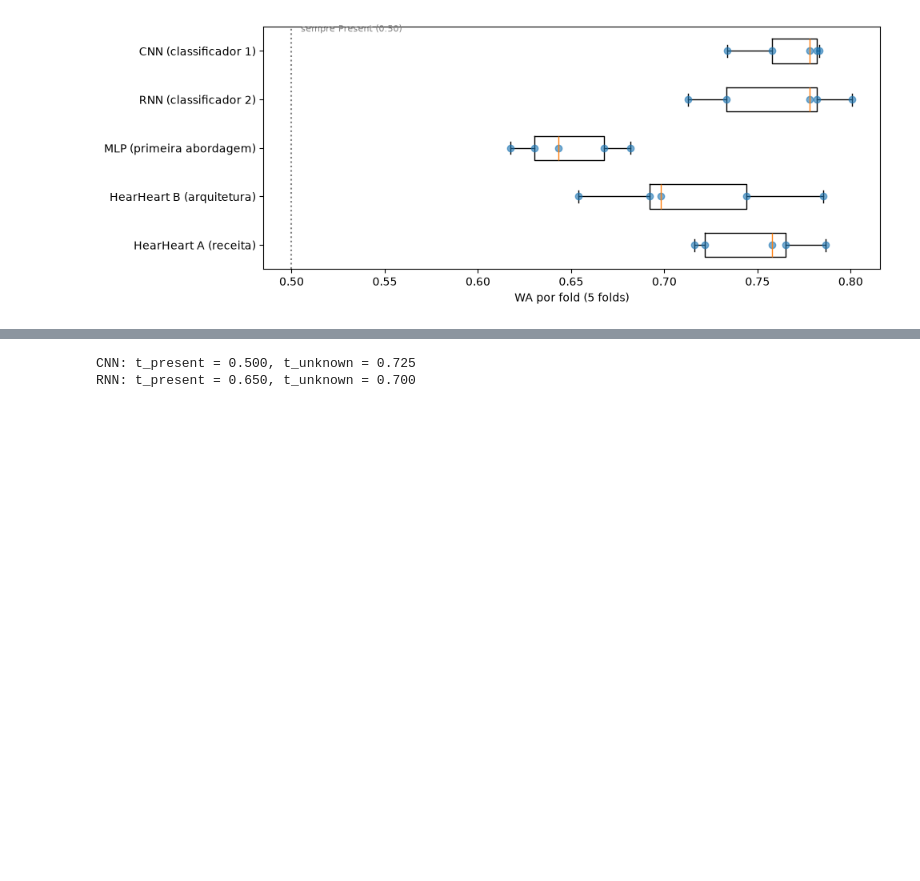
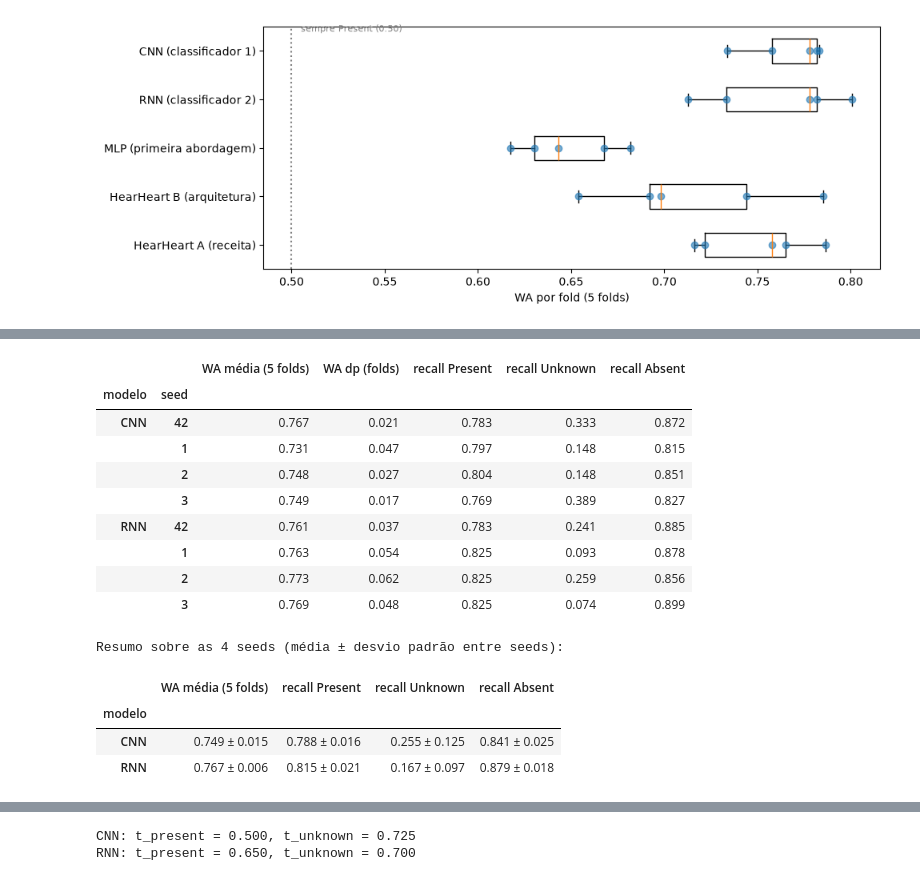
Before and after one commit to amarcos20/FCUP-DL-ML2, a Jupyter notebook: notebooks/06_cnn_rnn.ipynb, the cells around one changed output, grey strips where cells are left out. Saved outputs shown, nothing was run; the diff lists cells and outputs as text; code cells hidden in the pictures; blank space fills up the shorter version.

```diff
--- a/notebooks/06_cnn_rnn.ipynb
+++ b/notebooks/06_cnn_rnn.ipynb
@@ -322,0 +333,35 @@ ax.set(xlabel='WA por fold (5 folds)'); ax.invert_yaxis(); plt.tight_layout()
+# %%
+SEEDS = {'CNN': {42: 'cnn', 1: 'cnn_s1', 2: 'cnn_s2', 3: 'cnn_s3'},
+         'RNN': {42: 'rnn', 1: 'rnn_s1', 2: 'rnn_s2', 3: 'rnn_s3'}}
+rows = []
+for model, runs in SEEDS.items():
+    for seed, f in runs.items():
+        x = R[f] if f in R else load(f)
+        R[f] = x
+        assert x['cfg'].get('seed', 42) == seed
+        t = x['table']['WA (tuned)']
+        rows.append({'modelo': model, 'seed': seed, 'WA média (5 folds)': t.mean(), 'WA dp (folds)': t.std(),
+                     **{f'recall {c}': x['rep']['recall'][c] for c in CLASSES}})
+seeds = pd.DataFrame(rows).set_index(['modelo', 'seed'])
+display(seeds.round(3))
+
+print('Resumo sobre as 4 seeds (média ± desvio padrão entre seeds):')
+summ = seeds.groupby(level='modelo').agg(['mean', 'std'])
+display(pd.DataFrame({col: summ[col]['mean'].round(3).astype(str) + ' ± ' + summ[col]['std'].round(3).astype(str)
+                      for col in seeds.columns}).drop(columns='WA dp (folds)'))
+# %% [output]
+|  |  | WA média (5 folds) | WA dp (folds) | recall Present | recall Unknown | recall Absent |
+| modelo | seed |  |  |  |  |  |
+| CNN | 42 | 0.767 | 0.021 | 0.783 | 0.333 | 0.872 |
+|  | 1 | 0.731 | 0.047 | 0.797 | 0.148 | 0.815 |
+|  | 2 | 0.748 | 0.027 | 0.804 | 0.148 | 0.851 |
+|  | 3 | 0.749 | 0.017 | 0.769 | 0.389 | 0.827 |
+| RNN | 42 | 0.761 | 0.037 | 0.783 | 0.241 | 0.885 |
+|  | 1 | 0.763 | 0.054 | 0.825 | 0.093 | 0.878 |
+|  | 2 | 0.773 | 0.062 | 0.825 | 0.259 | 0.856 |
+|  | 3 | 0.769 | 0.048 | 0.825 | 0.074 | 0.899 |
+Resumo sobre as 4 seeds (média ± desvio padrão entre seeds):
+|  | WA média (5 folds) | recall Present | recall Unknown | recall Absent |
+| modelo |  |  |  |  |
+| CNN | 0.749 ± 0.015 | 0.788 ± 0.016 | 0.255 ± 0.125 | 0.841 ± 0.025 |
+| RNN | 0.767 ± 0.006 | 0.815 ± 0.021 | 0.167 ± 0.097 | 0.879 ± 0.018 |
```
Also changed, not shown: parts of 5 cells of this notebook.
